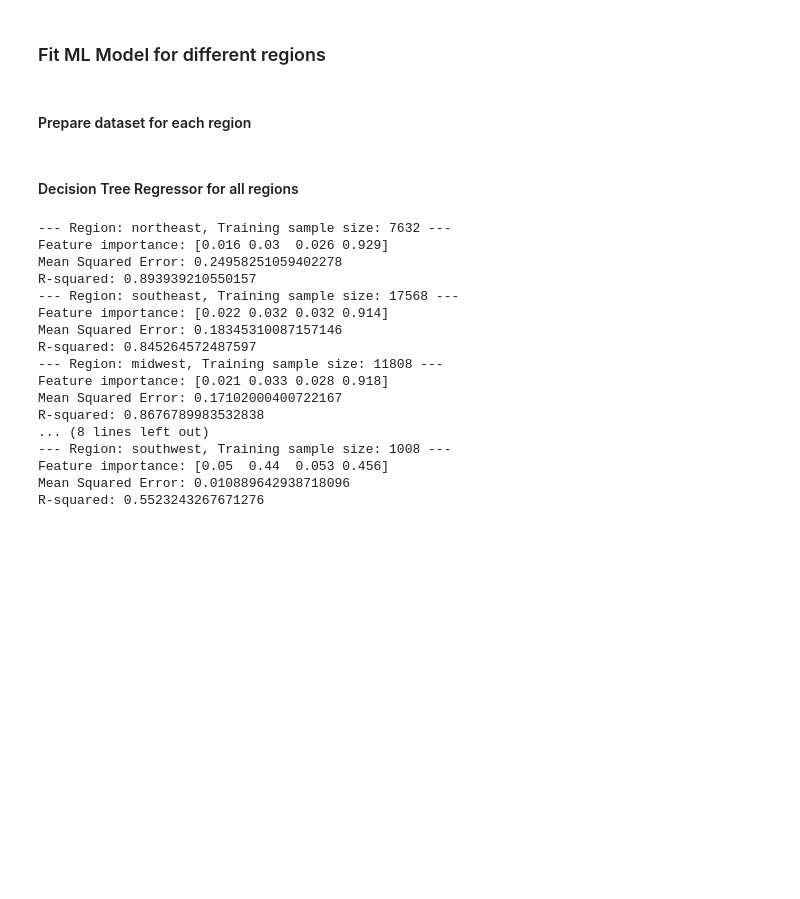
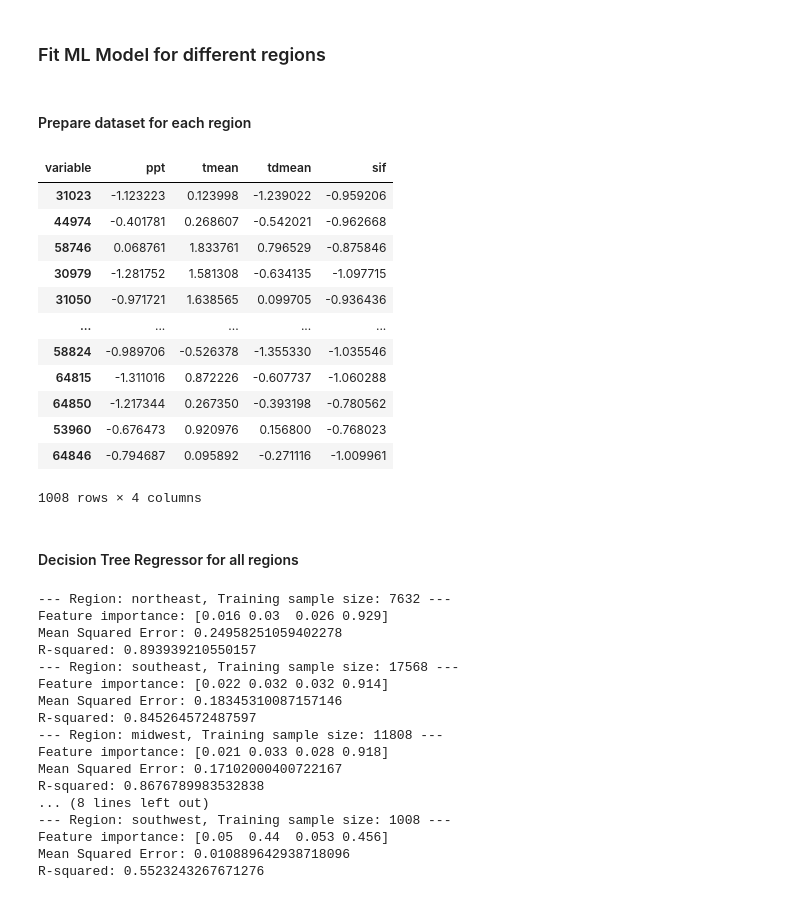
Before and after one commit to qifan-wu/urban_greening_windows, a Jupyter notebook: ml/ml_SIF_NEE_orig_region.ipynb, the cells around one changed output. Saved outputs shown, nothing was run; the diff lists cells and outputs as text; code cells hidden in the pictures; blank space fills up the shorter version.

```diff
--- a/ml/ml_SIF_NEE_orig_region.ipynb
+++ b/ml/ml_SIF_NEE_orig_region.ipynb
@@ -162,6 +187,22 @@ for region in regions.keys():
     # Split the dataset into training and testing sets
     X_train, X_test, y_train, y_test = train_test_split(X_region, y_region, test_size=0.2, random_state=42)
     dataset_region[region] = (X_train, X_test, y_train, y_test)
+# %%
+X_train
+# %% [output]
+| variable | ppt | tmean | tdmean | sif |
+| 31023 | -1.123223 | 0.123998 | -1.239022 | -0.959206 |
+| 44974 | -0.401781 | 0.268607 | -0.542021 | -0.962668 |
+| 58746 | 0.068761 | 1.833761 | 0.796529 | -0.875846 |
+| 30979 | -1.281752 | 1.581308 | -0.634135 | -1.097715 |
+| 31050 | -0.971721 | 1.638565 | 0.099705 | -0.936436 |
+| ... | ... | ... | ... | ... |
+| 58824 | -0.989706 | -0.526378 | -1.355330 | -1.035546 |
+| 64815 | -1.311016 | 0.872226 | -0.607737 | -1.060288 |
+| 64850 | -1.217344 | 0.267350 | -0.393198 | -0.780562 |
+| 53960 | -0.676473 | 0.920976 | 0.156800 | -0.768023 |
+| 64846 | -0.794687 | 0.095892 | -0.271116 | -1.009961 |
+1008 rows × 4 columns
 # %% [markdown]
 #### Decision Tree Regressor for all regions
 # %%
```
Also changed, not shown: parts of 8 cells of this notebook.
